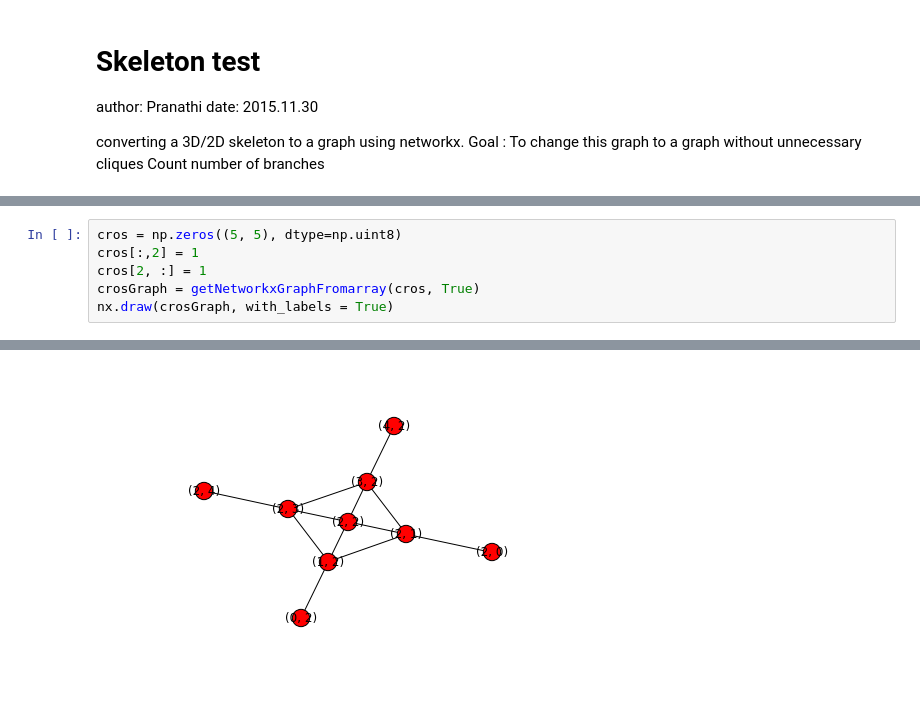
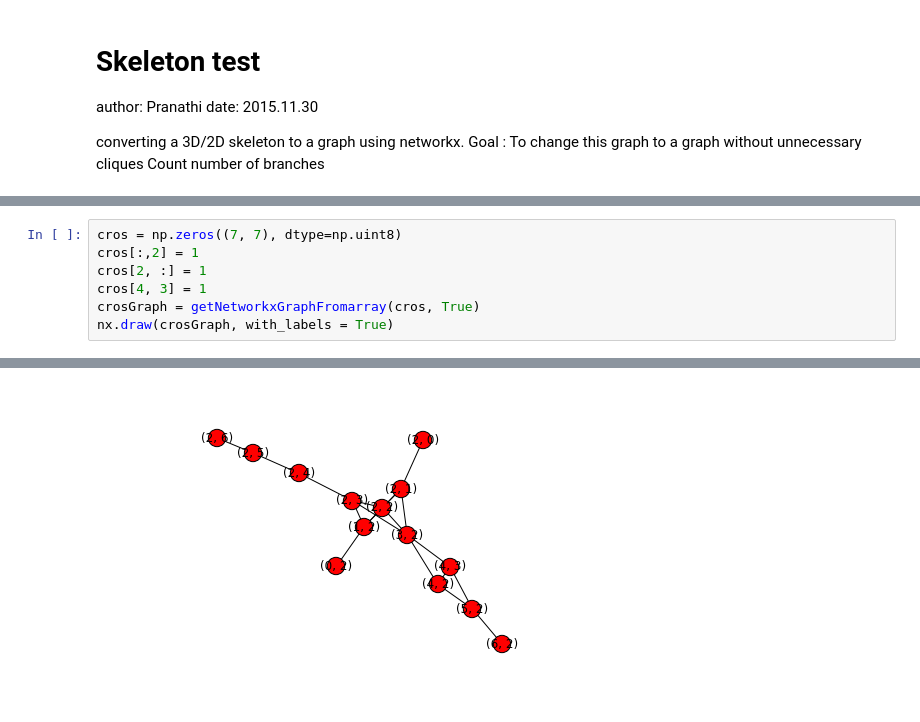
Before and after one commit to 3Scan/3scan-skeleton, a Jupyter notebook: notebooks/branchCountingNetworkx.ipynb, the cells around one changed output, grey strips where cells are left out. Cells and saved outputs as stored; diff of their text form.

```diff
--- a/notebooks/branchCountingNetworkx.ipynb
+++ b/notebooks/branchCountingNetworkx.ipynb
@@ -117,7 +80,8 @@ adjacent list calculation for all nodes took 0.05331087112426758 seconds
 # %%
-cros = np.zeros((5, 5), dtype=np.uint8)
+cros = np.zeros((7, 7), dtype=np.uint8)
 cros[:,2] = 1
 cros[2, :] = 1
+cros[4, 3] = 1
 crosGraph = getNetworkxGraphFromarray(cros, True)
 nx.draw(crosGraph, with_labels = True)
 # %% [output]
@@ -125,2 +89,2 @@ adjacent list calculation for all nodes took 0.0006282329559326172 seconds
-[figure, old version]
+[figure, new version]
 # %%
```
Also changed, not shown: parts of 22 cells of this notebook, 4 other files.
